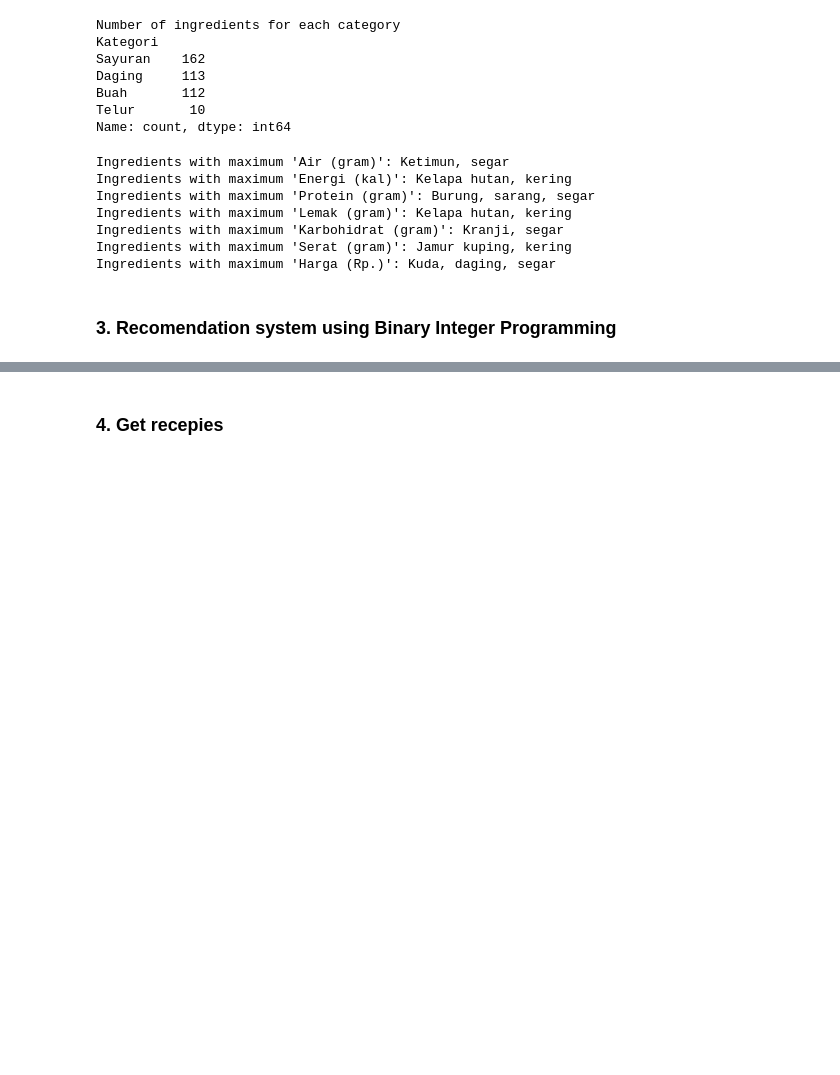
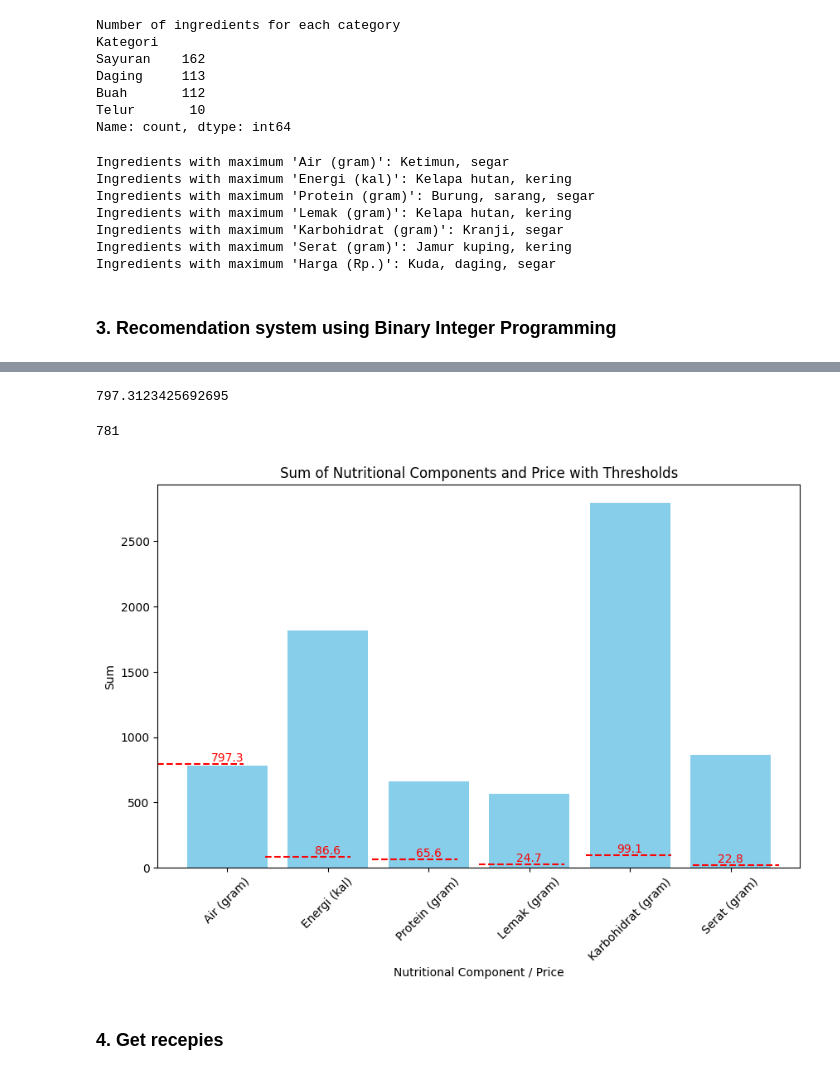
Before and after one commit to MarcoAlandAdinanda/TumbuhKuy, a Jupyter notebook: backend/notebooks/Recomender.ipynb, the cells around one changed output, grey strips where cells are left out. Saved outputs shown, nothing was run; the diff lists cells and outputs as text; code cells hidden in the pictures; blank space fills up the shorter version.

```diff
--- a/backend/notebooks/Recomender.ipynb
+++ b/backend/notebooks/Recomender.ipynb
@@ -98,10 +98,10 @@ x = LpVariable.dicts("Ingredient", ingredients, cat="Binary") # set binary varia
 problem += lpSum((water[i] + energy[i] + protein[i] + fat[i] + carbs[i] + fiber[i] + price[i]) * x[ingredients[i]] for i in range(len(ingredients))), "Total_Nutrients"
 
 # define constraints
-problem += lpSum(water[i] * x[ingredients[i]] for i in range(len(ingredients))) >= min_water, "Min_Water_Constraint"
-problem += lpSum(energy[i] * x[ingredients[i]] for i in range(len(ingredients))) <= min_energy, "Min_Energy_Constraint"
+problem += lpSum(water[i] * x[ingredients[i]] for i in range(len(ingredients))) <= min_water, "Min_Water_Constraint"
+problem += lpSum(energy[i] * x[ingredients[i]] for i in range(len(ingredients))) >= min_energy, "Min_Energy_Constraint"
 problem += lpSum(protein[i] * x[ingredients[i]] for i in range(len(ingredients))) >= min_protein, "Min_Protein_Constraint"
-problem += lpSum(fat[i] * x[ingredients[i]] for i in range(len(ingredients))) <= min_fat, "Min_Fat_Constraint"
+problem += lpSum(fat[i] * x[ingredients[i]] for i in range(len(ingredients))) >= min_fat, "Min_Fat_Constraint"
 problem += lpSum(carbs[i] * x[ingredients[i]] for i in range(len(ingredients))) >= min_carbs, "Min_Carbs_Constraint"
 problem += lpSum(fiber[i] * x[ingredients[i]] for i in range(len(ingredients))) >= min_fiber, "Min_Fiber_Constraint"
 problem += lpSum(price[i] * x[ingredients[i]] for i in range(len(ingredients))) <= max_price, "Max_Price_Constraint"
@@ -110,9 +110,11 @@ problem += lpSum(price[i] * x[ingredients[i]] for i in range(len(ingredients)))
 problem.solve()
 
 # display results
+selected_ingredients = []
 print("Optimal menu combination:")
 for ingredient in ingredients:
     if x[ingredient].value() == 1:
+        selected_ingredients.append(ingredient)
         print(f" - {ingredient}")
 
 # display total nutrients selected
@@ -145,0 +149,3 @@ Total Price: Rp. 200000.0
+# %%
+selected_dataset = dataset[dataset["Nama Bahan"].isin(selected_ingredients)]
+selected_dataset
@@ -146,3 +159,58 @@ Total Price: Rp. 200000.0
+# %%
+min_water
+# %% [output]
+797.3123425692695
+# %%
+selected_dataset["Air (gram)"].sum()
+selected_dataset["Energi (kal)"].sum()
+selected_dataset["Protein (gram)"].sum()
+selected_dataset["Lemak (gram)"].sum()
+selected_dataset["Karbohidrat (gram)"].sum()
+selected_dataset["Serat (gram)"].sum()
+selected_dataset["Harga (Rp.)"].sum()
+# %% [output]
+781
+# %%
+import matplotlib.pyplot as plt
+
+# Sum of each component for the selected dataset
+data_sums = {
+    "Air (gram)": selected_dataset["Air (gram)"].sum(),
+    "Energi (kal)": selected_dataset["Energi (kal)"].sum(),
+    "Protein (gram)": selected_dataset["Protein (gram)"].sum(),
+    "Lemak (gram)": selected_dataset["Lemak (gram)"].sum(),
+    "Karbohidrat (gram)": selected_dataset["Karbohidrat (gram)"].sum(),
+    "Serat (gram)": selected_dataset["Serat (gram)"].sum(),
+    # "Harga (Rp.)": selected_dataset["Harga (Rp.)"].sum()
+}
+
+# Thresholds for each component
+thresholds = {
+    "Air (gram)": min_water,
+    "Energi (kal)": min_energy,
+    "Protein (gram)": min_protein,
+    "Lemak (gram)": min_fat,
+    "Karbohidrat (gram)": min_carbs,
+    "Serat (gram)": min_fiber,
+    # "Harga (Rp.)": max_price
+}
+
+# Create bar plot
+plt.figure(figsize=(10, 6))
+bars = plt.bar(data_sums.keys(), data_sums.values(), color='skyblue')
+plt.xlabel('Nutritional Component / Price')
+plt.ylabel('Sum')
+plt.title('Sum of Nutritional Components and Price with Thresholds')
+plt.xticks(rotation=45)
+
+# Add threshold lines for each bar
+for i, (key, threshold) in enumerate(thresholds.items()):
+    plt.axhline(y=threshold, color='red', linestyle='--', xmin=i/len(data_sums), xmax=(i+0.8)/len(data_sums))
+    plt.text(i, threshold, f'{threshold:.1f}', color='red', ha='center', va='bottom')
+
+plt.show()
+# %% [output]
+[figure, added]
 # %% [markdown]
 ### 4. Get recepies
 # %%
```
Also changed, not shown: parts of 6 cells of this notebook.
